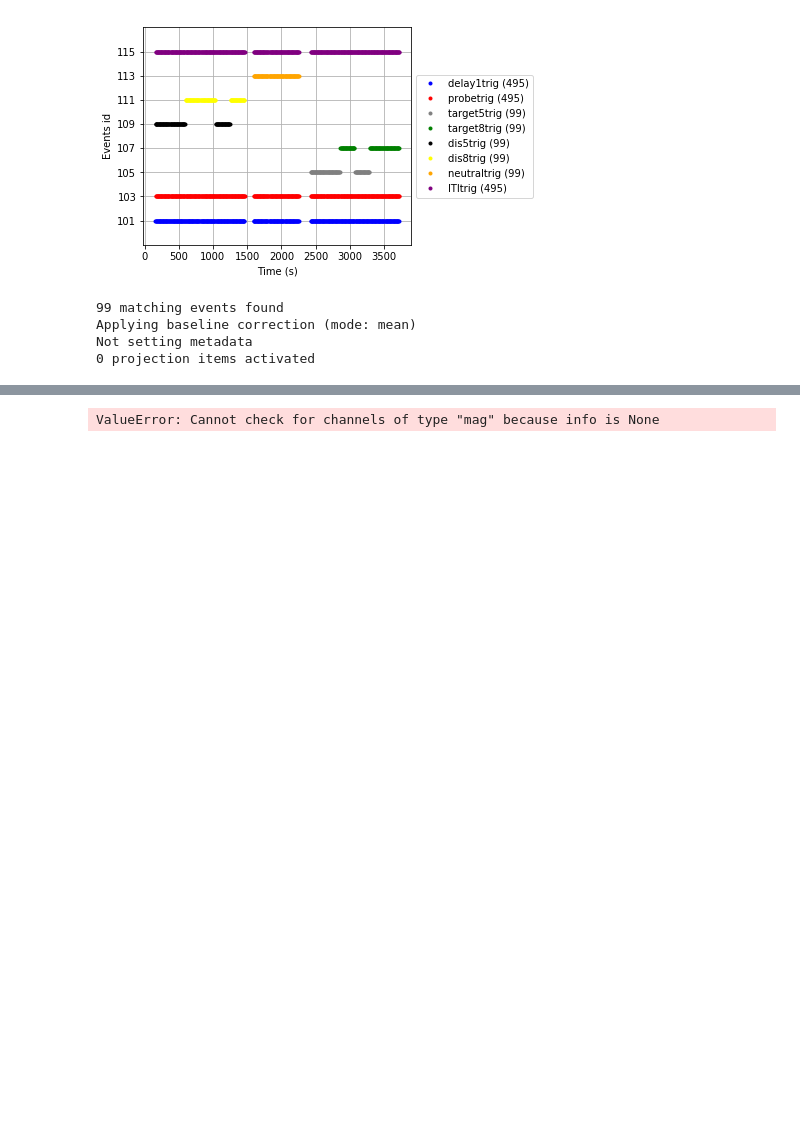
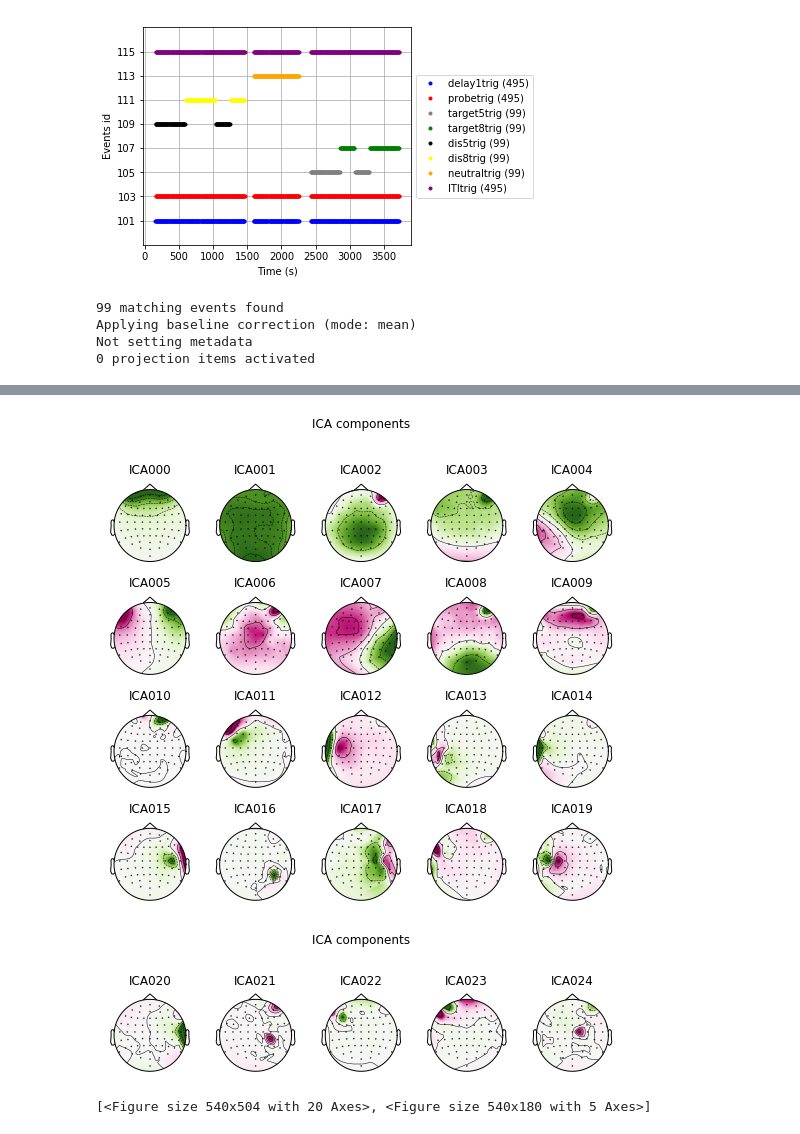
Before and after one commit to HwangLabNeuroCogDynamics/Alpha-Study, a Jupyter notebook: eeg_analysis_pipeline_testing.ipynb, the cells around one changed output, grey strips where cells are left out. Saved outputs shown, nothing was run; the diff lists cells and outputs as text; code cells hidden in the pictures; blank space fills up the shorter version.

```diff
--- a/eeg_analysis_pipeline_testing.ipynb
+++ b/eeg_analysis_pipeline_testing.ipynb
@@ -148,4 +147,6 @@ ica = ICA(n_components=25,random_state=25)
 # %%
-ica.plot_components()
+ica.plot_components(cmap='PiYG_r')
 # %% [output]
+[figure, added]
+[figure, added]
-ValueError: Cannot check for channels of type "mag" because info is None
+[<Figure size 540x504 with 20 Axes>, <Figure size 540x180 with 5 Axes>]
```
Also changed, not shown: parts of 11 cells of this notebook.
